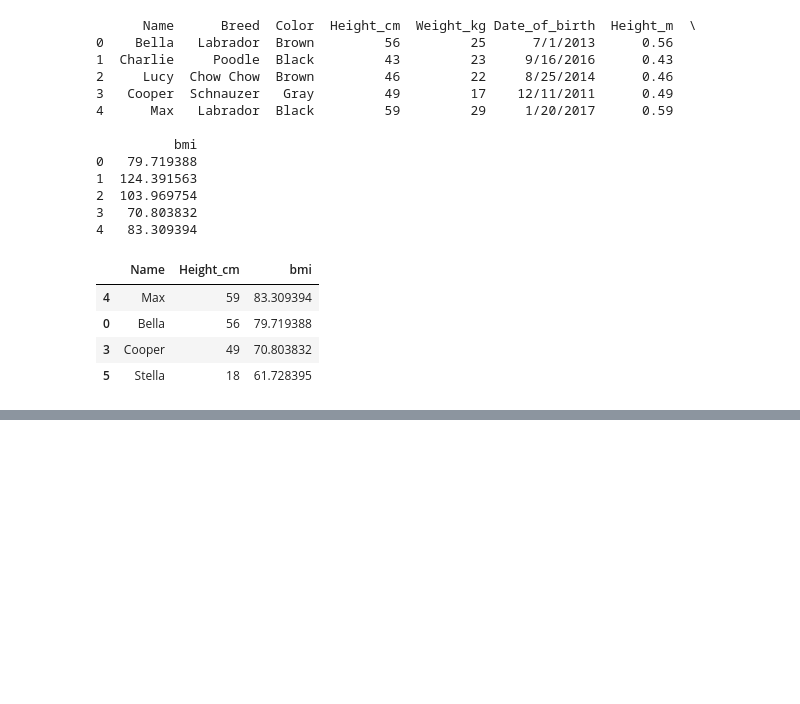
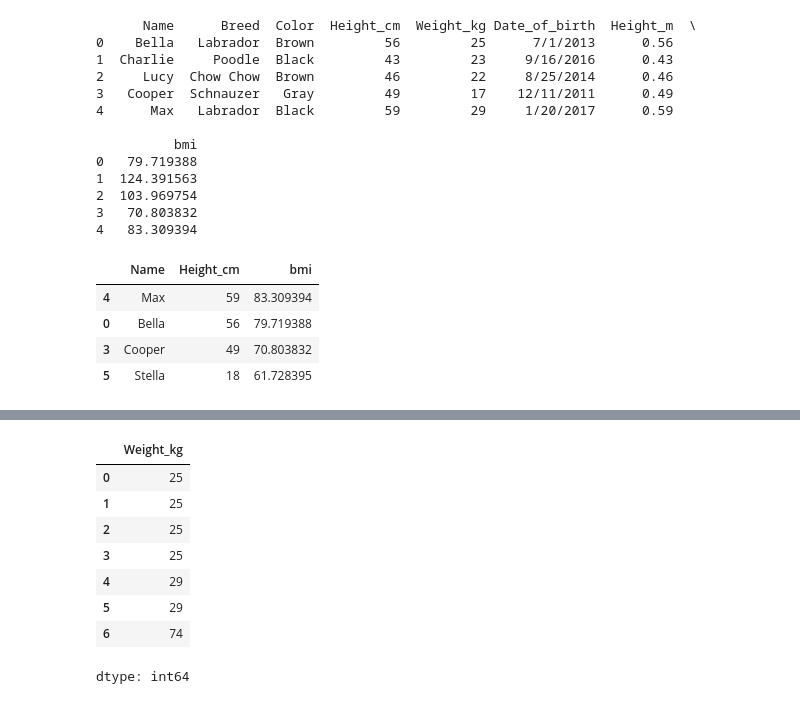
Before and after one commit to Syeda-Eman/40-days-of-Python, a Jupyter notebook: Day_22.ipynb, the cells around one changed output, grey strips where cells are left out. Drawn from its saved outputs; the diff is of its cells as text; code cells hidden in the pictures; blank space fills up the shorter version.

```diff
--- a/Day_22.ipynb
+++ b/Day_22.ipynb
@@ -307,0 +418,13 @@ bmi_lt_100_height[['Name',"Height_cm","bmi"]]
+# %%
+#Cummax: running maximum value in a dataset
+dogs["Weight_kg"].cummax()
+# %% [output]
+|  | Weight_kg |
+| 0 | 25 |
+| 1 | 25 |
+| 2 | 25 |
+| 3 | 25 |
+| 4 | 29 |
+| 5 | 29 |
+| 6 | 74 |
+dtype: int64
```
Also changed, not shown: parts of 19 cells of this notebook.
